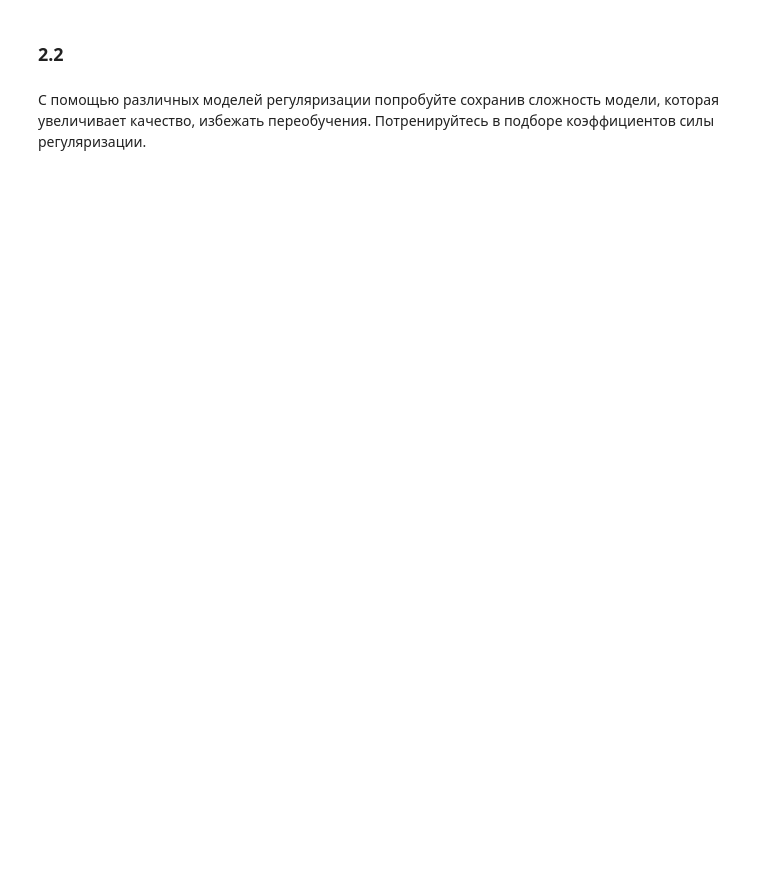
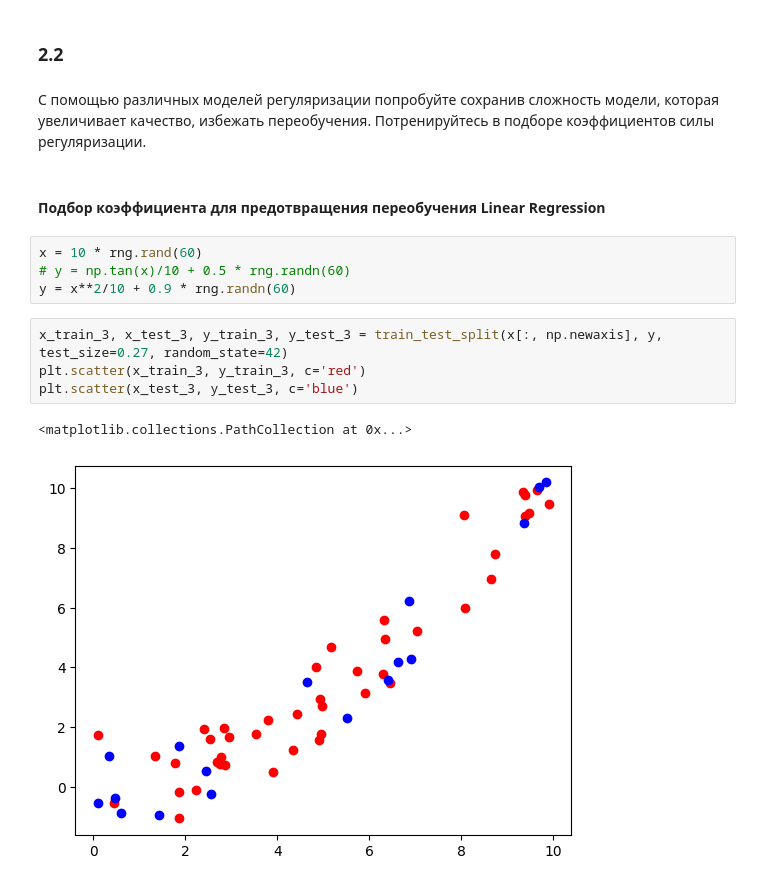
Before and after one commit to anshpak/bases-of-machine-learning, a Jupyter notebook: Shpak-lab-3.ipynb, the cells around one changed output. Drawn from its saved outputs; the diff is of its cells as text; blank space fills up the shorter version.

```diff
--- a/Shpak-lab-3.ipynb
+++ b/Shpak-lab-3.ipynb
@@ -311,3 +334,16 @@ plt.legend(['Train', 'Test'])
 ### 2.2
 # %% [markdown]
 С помощью различных моделей регуляризации попробуйте сохранив сложность модели, которая увеличивает качество, избежать переобучения. Потренируйтесь в подборе коэффициентов силы регуляризации.
+# %% [markdown]
+#### Подбор коэффициента для предотвращения переобучения Linear Regression
+# %%
+x = 10 * rng.rand(60)
+# y = np.tan(x)/10 + 0.5 * rng.randn(60)
+y = x**2/10 + 0.9 * rng.randn(60)
+# %%
+x_train_3, x_test_3, y_train_3, y_test_3 = train_test_split(x[:, np.newaxis], y, test_size=0.27, random_state=42)
+plt.scatter(x_train_3, y_train_3, c='red')
+plt.scatter(x_test_3, y_test_3, c='blue')
+# %% [output]
+<matplotlib.collections.PathCollection at 0x...>
+[figure, added]
```
Also changed, not shown: parts of 31 cells of this notebook.
